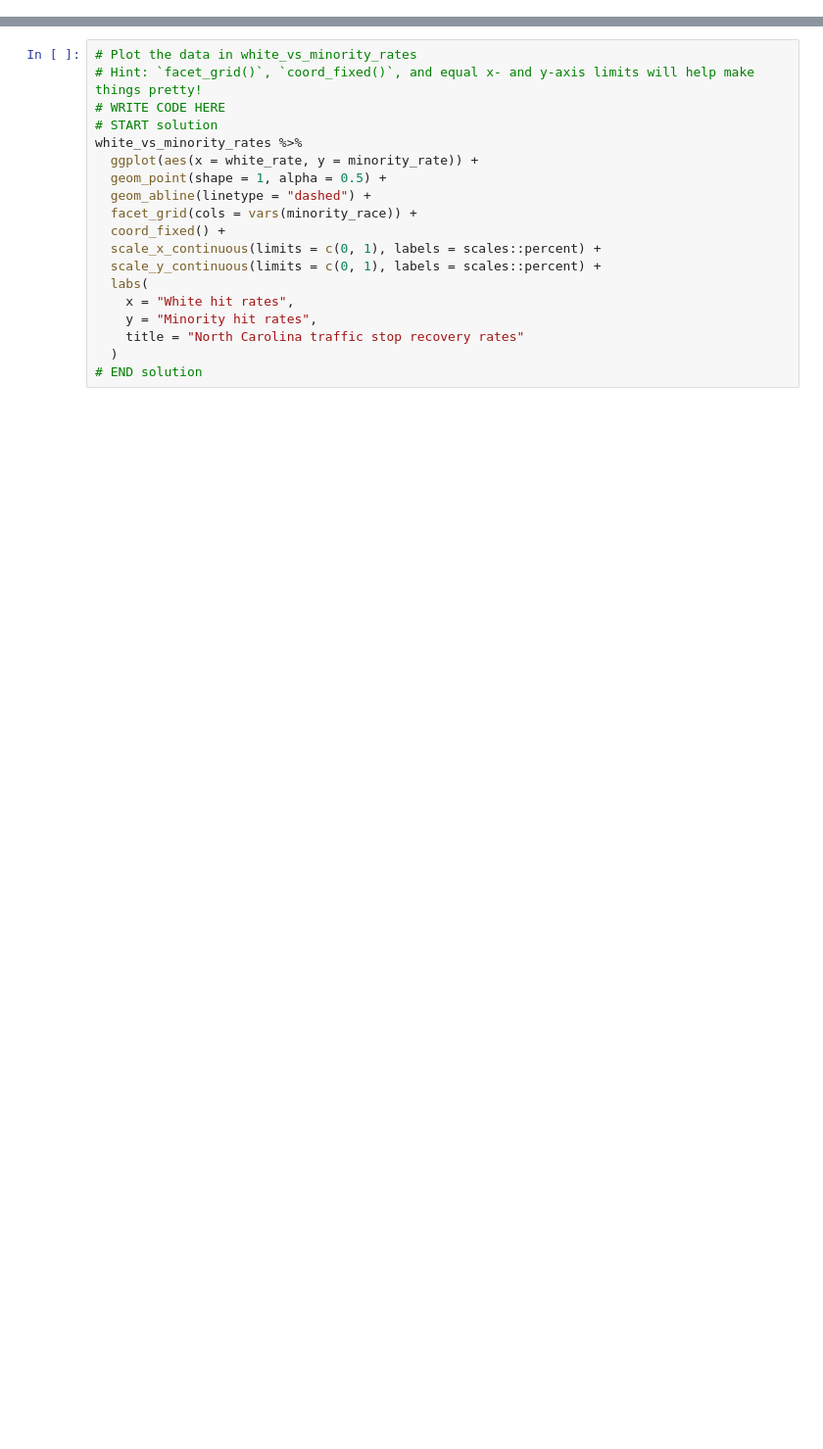
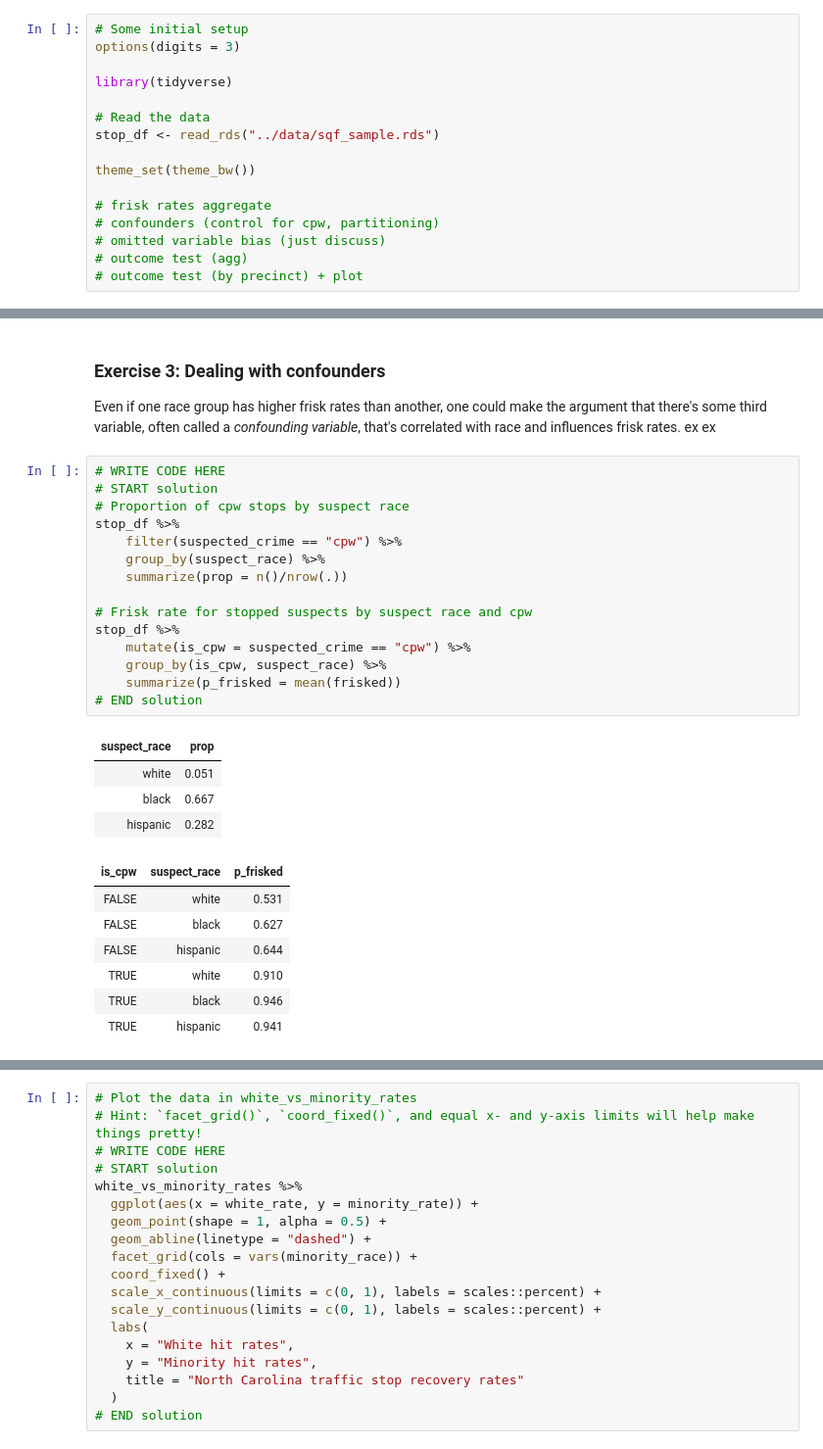
Before and after one commit to stanford-policylab/law-order-algo, a Jupyter notebook: notebooks/discrimination_tests-answers.ipynb, the cells around one changed output, grey strips where cells are left out. Shown at 98% size. Saved outputs shown, nothing was run; the diff lists cells and outputs as text; blank space fills up the shorter version.

```diff
--- a/notebooks/discrimination_tests-answers.ipynb
+++ b/notebooks/discrimination_tests-answers.ipynb
@@ -184,0 +4,16 @@ At this point, with 400 hit rates to compare (1 for each race and department), i
+# %%
+# Some initial setup
+options(digits = 3)
+
+library(tidyverse)
+
+# Read the data
+stop_df <- read_rds("../data/sqf_sample.rds")
+
+theme_set(theme_bw())
+
+# frisk rates aggregate
+# confounders (control for cpw, partitioning)
+# omitted variable bias (just discuss)
+# outcome test (agg)
+# outcome test (by precinct) + plot
@@ -184,0 +179,31 @@ At this point, with 400 hit rates to compare (1 for each race and department), i
+# %% [markdown]
+### Exercise 3: Dealing with confounders
+
+Even if one race group has higher frisk rates than another, one could make the argument that there's some third variable, often called a *confounding variable*, that's correlated with race and influences frisk rates. ex ex
+# %%
+# WRITE CODE HERE
+# START solution
+# Proportion of cpw stops by suspect race
+stop_df %>%
+    filter(suspected_crime == "cpw") %>%
+    group_by(suspect_race) %>%
+    summarize(prop = n()/nrow(.))
+
+# Frisk rate for stopped suspects by suspect race and cpw
+stop_df %>%
+    mutate(is_cpw = suspected_crime == "cpw") %>%
+    group_by(is_cpw, suspect_race) %>%
+    summarize(p_frisked = mean(frisked))
+# END solution
+# %% [output]
+| suspect_race | prop |
+| white | 0.051 |
+| black | 0.667 |
+| hispanic | 0.282 |
+| is_cpw | suspect_race | p_frisked |
+| FALSE | white | 0.531 |
+| FALSE | black | 0.627 |
+| FALSE | hispanic | 0.644 |
+| TRUE | white | 0.910 |
+| TRUE | black | 0.946 |
+| TRUE | hispanic | 0.941 |
```
Also changed, not shown: parts of 64 cells of this notebook.
